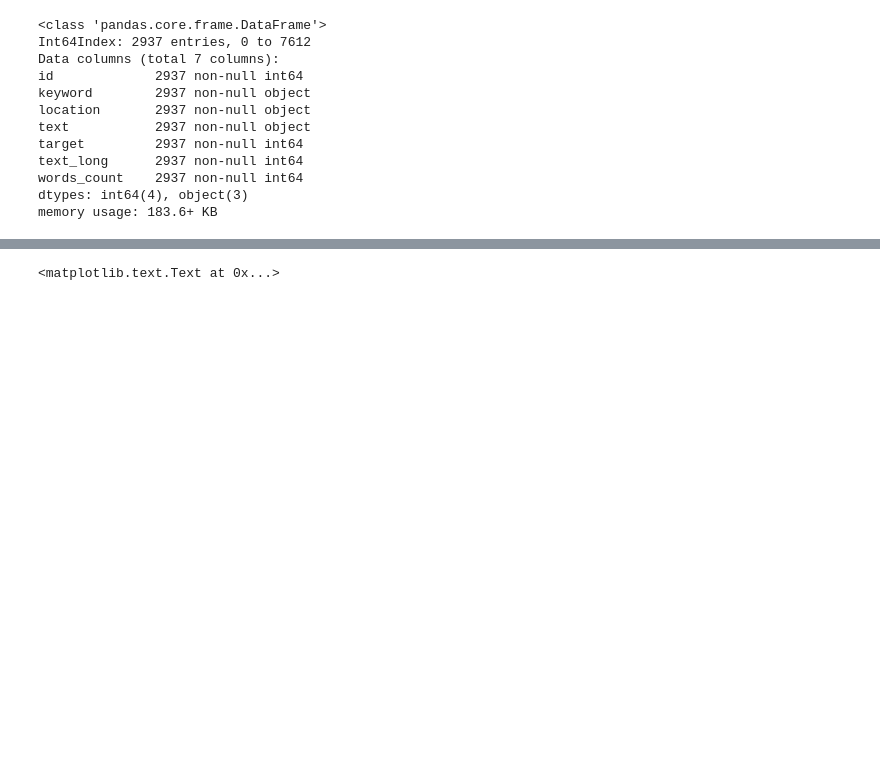
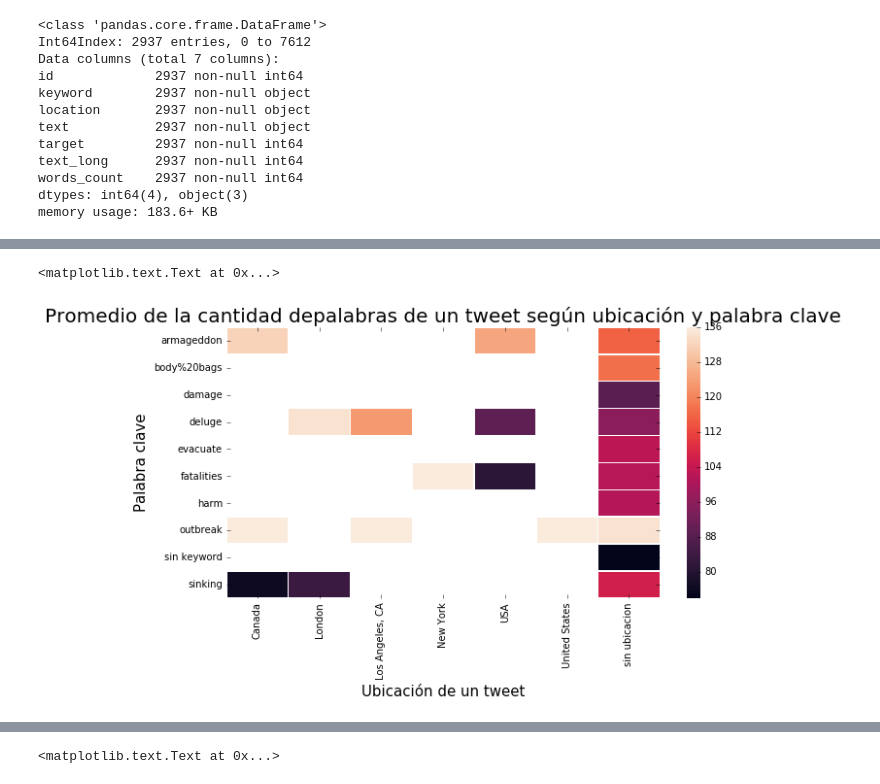
Before and after one commit to gastonfiuba/TP1Orga, a Jupyter notebook: TP1_Orga_De_Datos/VisualizacionHeatMap.ipynb, the cells around one changed output, grey strips where cells are left out. Drawn from its saved outputs; the diff is of its cells as text; code cells hidden in the pictures; blank space fills up the shorter version.

```diff
--- a/TP1_Orga_De_Datos/VisualizacionHeatMap.ipynb
+++ b/TP1_Orga_De_Datos/VisualizacionHeatMap.ipynb
@@ -80,3 +99,13 @@ ax = sns.heatmap(heat_map2)
+# %%
+fig, ax = plt.subplots(figsize=(10,5))
+heat_map2 = heat_map2.pivot("keyword", "location", "text_long")
+ax2 = sns.heatmap(heat_map2,linewidths=.5,ax=ax)
+ax2.set_title("Promedio de la cantidad depalabras de un tweet según ubicación y palabra clave",fontsize=20)
+ax2.set_xlabel("Ubicación de un tweet",fontsize=15)
+ax2.set_ylabel("Palabra clave",fontsize=15)
+# %% [output]
+<matplotlib.text.Text at 0x...>
+[figure, added]
 # %%
 heat_map3 = tweets_filter.groupby(['keyword','location']).agg({'words_count':'mean'}).reset_index()
 # %%
```
Also changed, not shown: parts of 9 cells of this notebook.
